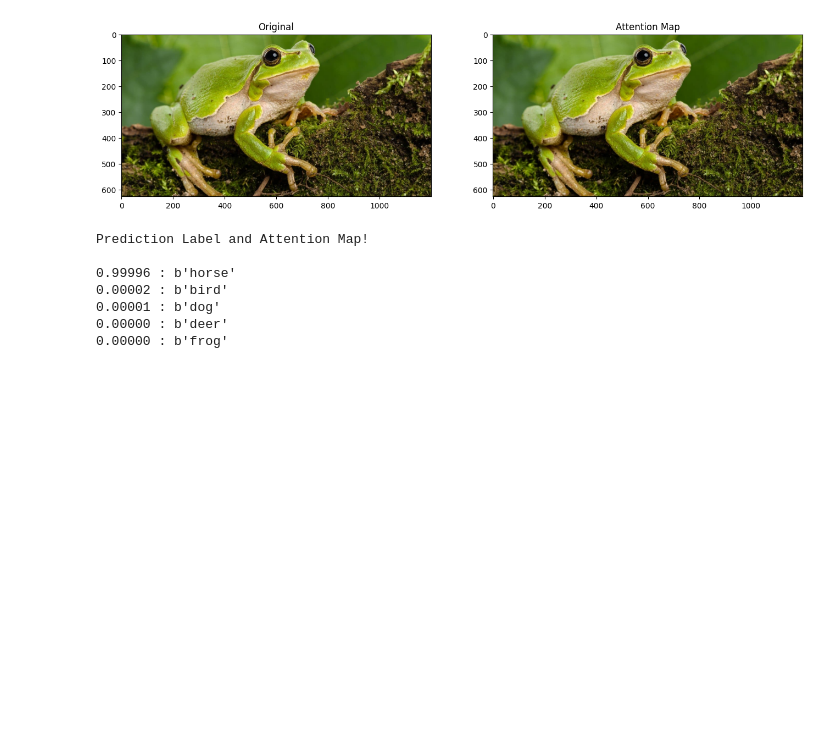
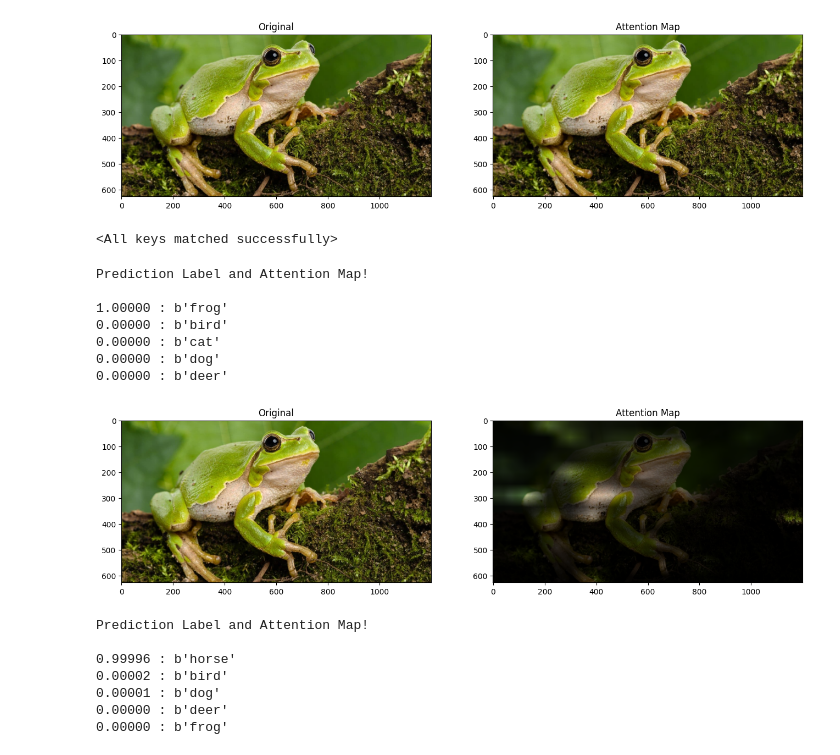
Before and after one commit to Vincent-La/ViT-CMSC472, a Jupyter notebook: evaluation.ipynb, the cells around one changed output. Saved outputs shown, nothing was run; the diff lists cells and outputs as text; code cells hidden in the pictures; blank space fills up the shorter version.

```diff
--- a/evaluation.ipynb
+++ b/evaluation.ipynb
@@ -256,6 +275,26 @@ Prediction Label and Attention Map!
 0.06344 : b'automobile'
 0.04531 : b'dog'
 [figure]
+# %%
+# Bit-1.58 Run 50,000 iterations
+checkpoint_path = "output/config3_checkpoint.bin"
+config = binary158.CONFIGS["ViT-B_16"]
+bit158_model = binary158.VisionTransformer(config, num_classes=10, zero_head=False, img_size=224, vis=True).to(device)
+checkpoint = torch.load(checkpoint_path)
+bit158_model.load_state_dict(checkpoint)
+# %% [output]
+<All keys matched successfully>
+# %%
+show_attention_map(bit158_model, img)
+# %% [output]
+Prediction Label and Attention Map!
+
+1.00000 : b'frog'
+0.00000 : b'bird'
+0.00000 : b'cat'
+0.00000 : b'dog'
+0.00000 : b'deer'
+[figure, added]
 # %%
 img = Image.open('img/horse.jpg')
 # %%
```
Also changed, not shown: parts of 9 cells of this notebook.
